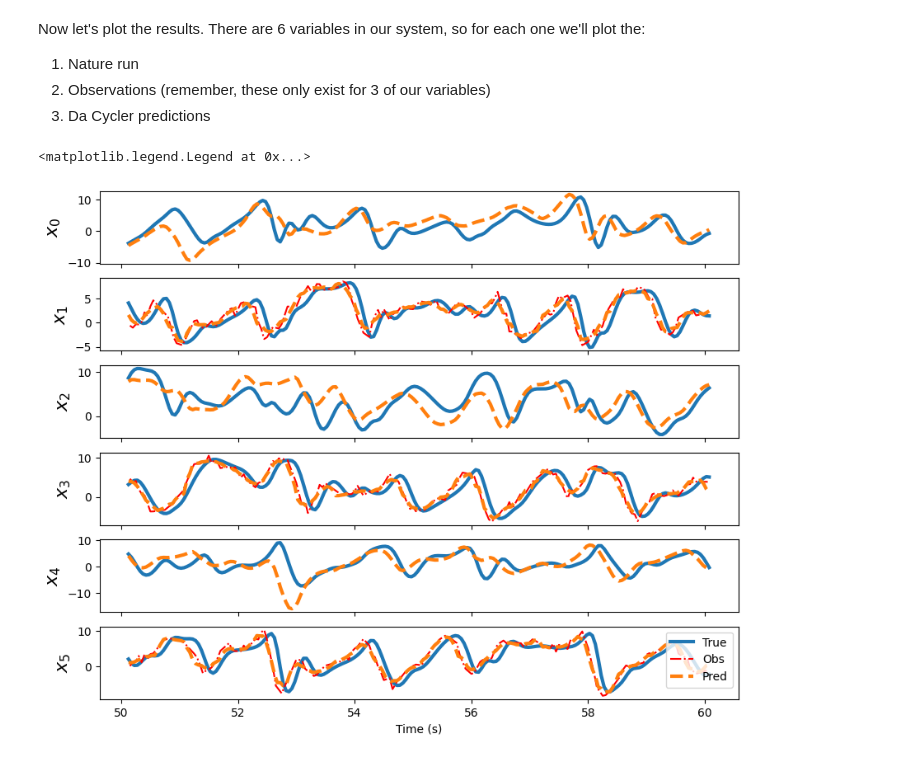
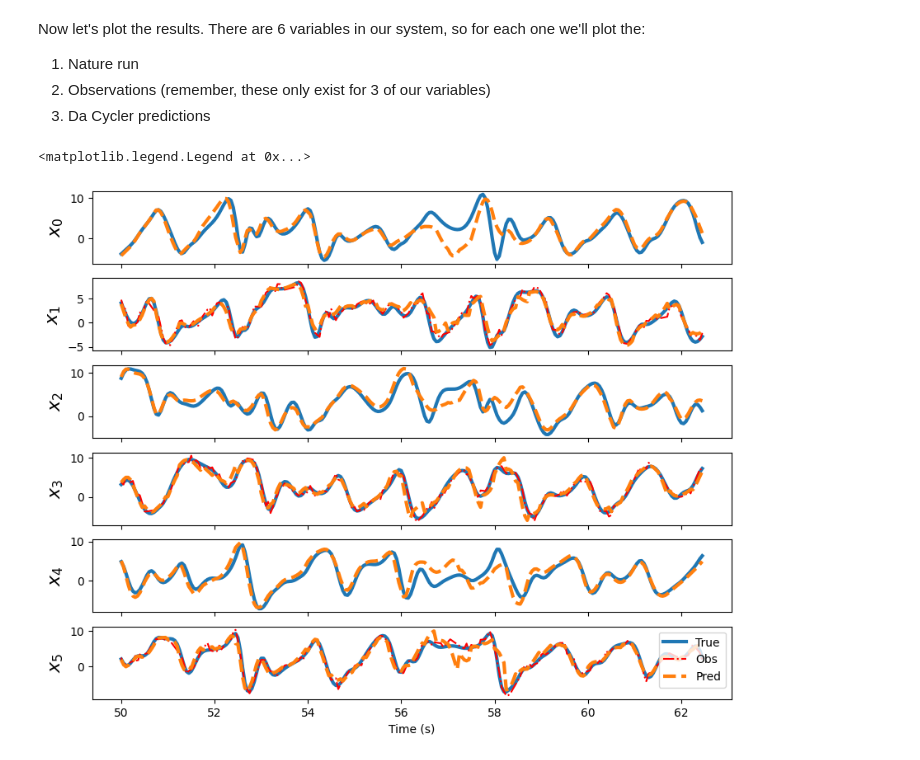
Before and after one commit to StevePny/DataAssimBench-Examples, a Jupyter notebook: examples/da_cycler/1-3DVar-Lorenz96.ipynb, the cells around one changed output. Saved outputs shown, nothing was run; the diff lists cells and outputs as text; code cells hidden in the pictures.

```diff
--- a/examples/da_cycler/1-3DVar-Lorenz96.ipynb
+++ b/examples/da_cycler/1-3DVar-Lorenz96.ipynb
@@ -47,10 +47,10 @@ model_l96 = dab.data.Lorenz96(system_dim=6)
 
 class L96Model(dab.model.Model):
     """Defines model wrapper for Lorenz96 to test forecasting."""
-    def forecast(self, state_vec):
-        # NOTE: n_steps = 2 because the initial state counts as a "step"
-        self.model_obj.generate(x0=state_vec.values[:,0], n_steps=2)
-        new_vals = self.model_obj.values[-1]
+    def forecast(self, state_vec, n_steps):
+        # IMPORTANT: This method should return the initial state as the 0th step
+        self.model_obj.generate(x0=state_vec.values, n_steps=n_steps)
+        new_vals = self.model_obj.values[:n_steps]
 
         new_vec = dab.vector.StateVector(values=new_vals, store_as_jax=True)
 
@@ -82,8 +82,10 @@ out_sv = dc.cycle(
     input_state = init_state,
     start_time = start_time,
     obs_vector = obs_vec_l96,
-    timesteps=200, # Let's do 200 timesteps into the future
-    analysis_window=0.25)
+    n_cycles=50, # Let's do  analysis cycles forward in time
+    analysis_window=0.25, # Each analysis cycle is 0.25 long
+    return_forecast=True # Return full forecasts, not just one state per analysis cycle
+)
 # %% [markdown]
 Now let's plot the results. There are 6 variables in our system, so for each one we'll plot the:
 1. Nature run
@@ -95,17 +97,17 @@ obs_vec_experiment_window = obs_vec_l96.filter_times(out_sv.times[0], out_sv.tim
 # %%
 fig, axes = plt.subplots(6, 1, sharex = True, figsize = (10, 8))
 for j, ax in enumerate(axes):
     ax.set_ylabel(r'$x_{:d}$'.format(j), fontsize = 16)
     # Nature run
-    ax.plot(out_sv.times, nature_run.values[1000:1200,j], lw = 3, label = 'True')
+    ax.plot(out_sv.times, nature_run.values[1000:1250,j], lw = 3, label = 'True')
     # Observations: a little trickier because we don't have all the locations in our obs vector
     ax.plot(obs_vec_experiment_window.times,
             obs_vec_experiment_window.values[:, obs_vec_experiment_window.location_indices[0]==j],
             lw = 1.5, ls='-.', color='red', label='Obs')
     # DA Cycler Prediction
     ax.plot(out_sv.times, out_sv.values[:,j], lw = 3, ls = '--', label = 'Pred')
 ax.set_xlabel('Time (s)')
 ax.legend()
 # %% [output]
 <matplotlib.legend.Legend at 0x...>
-[figure, old version]
+[figure, new version]
```
